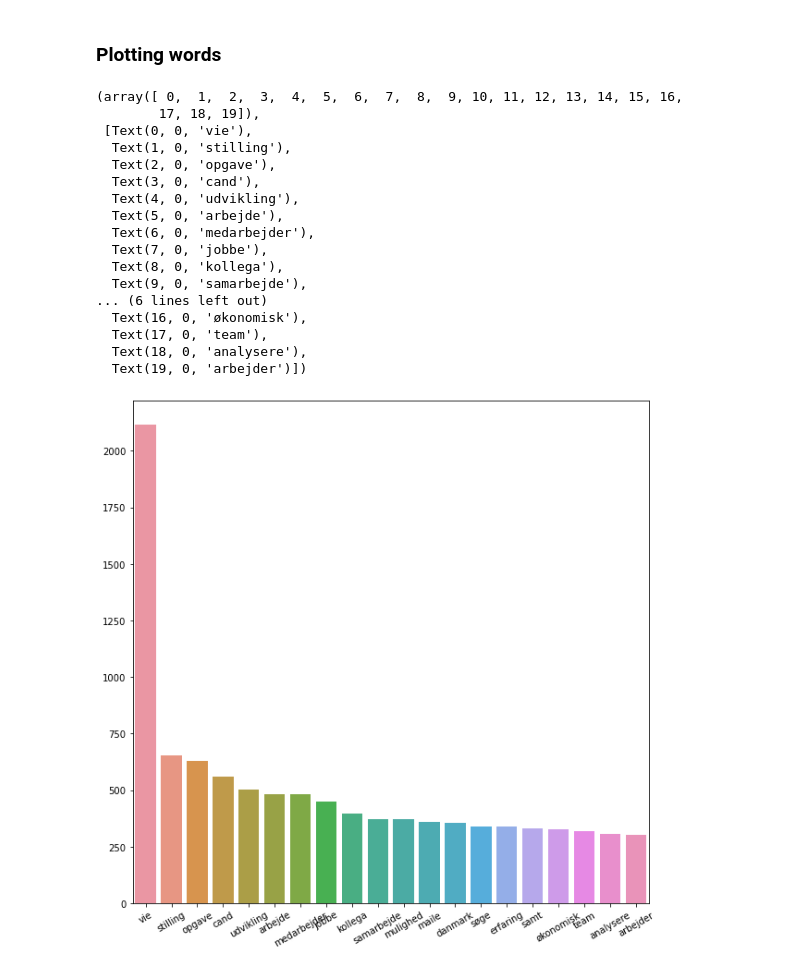
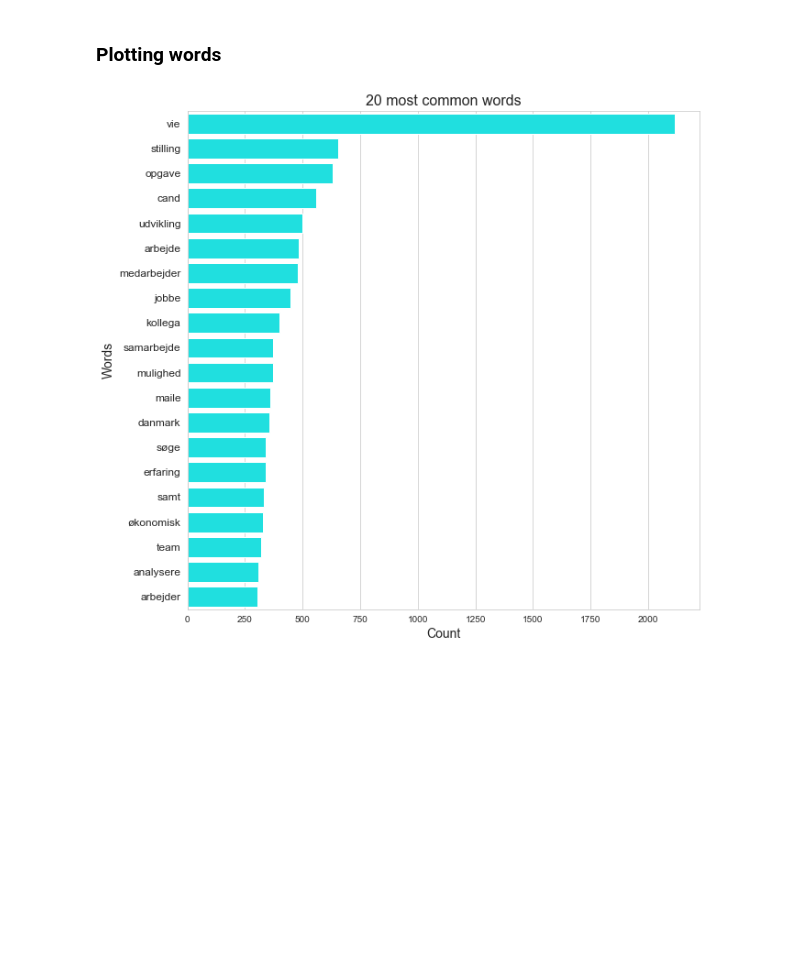
Before and after one commit to Bernseng/ISDS, a Jupyter notebook: Exam/Jobindex.ipynb, the cells around one changed output. Cells and saved outputs as stored; diff of their text form; code cells hidden in the pictures; blank space fills up the shorter version.

```diff
--- a/Exam/Jobindex.ipynb
+++ b/Exam/Jobindex.ipynb
@@ -764,26 +764,18 @@ jobindex_oecon_plot = FreqDist(jobindex_oecon).most_common(20)
 
 all_fdist = pd.Series(dict(jobindex_oecon_plot))
 # %%
+sns.set_style("whitegrid")
+
 fig, ax = plt.subplots(figsize=(10,10))
 
-all_plot = sns.barplot(x=all_fdist.index, y=all_fdist.values, ax=ax)
-plt.xticks(rotation=30)
+all_plot = sns.barplot(x=all_fdist.values, y=all_fdist.index, ax=ax, color='cyan', ci=None)
+
+plt.ylabel('Words', fontsize=14)
+plt.xlabel('Count', fontsize=14)
+plt.title('20 most common words', fontsize=16)
+plt.xticks(fontsize=10)
+plt.yticks(fontsize=12) #rotation=30
+
+plt.show()
 # %% [output]
-(array([ 0,  1,  2,  3,  4,  5,  6,  7,  8,  9, 10, 11, 12, 13, 14, 15, 16,
-        17, 18, 19]),
- [Text(0, 0, 'vie'),
-  Text(1, 0, 'stilling'),
-  Text(2, 0, 'opgave'),
-  Text(3, 0, 'cand'),
-  Text(4, 0, 'udvikling'),
-  Text(5, 0, 'arbejde'),
-  Text(6, 0, 'medarbejder'),
-  Text(7, 0, 'jobbe'),
-  Text(8, 0, 'kollega'),
-  Text(9, 0, 'samarbejde'),
-... (6 lines left out)
-  Text(16, 0, 'økonomisk'),
-  Text(17, 0, 'team'),
-  Text(18, 0, 'analysere'),
-  Text(19, 0, 'arbejder')])
-[figure, old version]
+[figure, new version]
```
